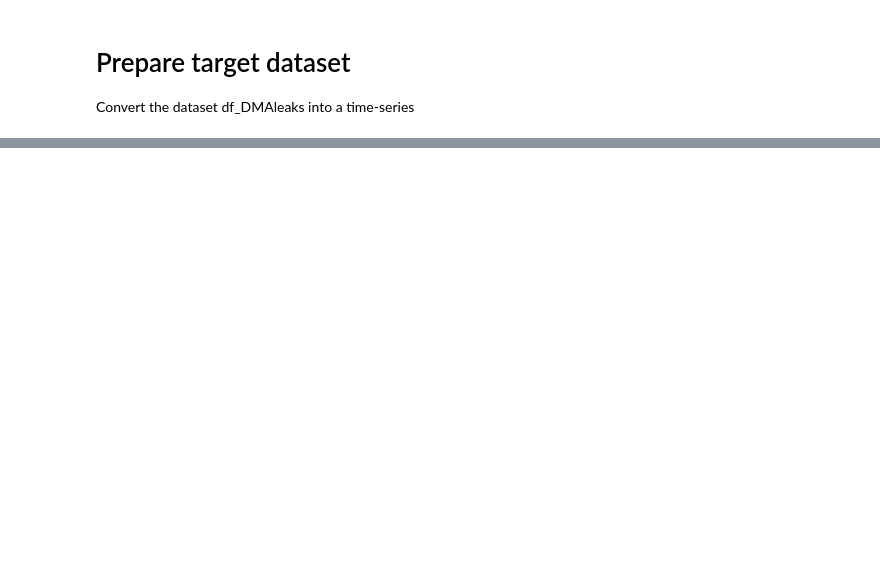
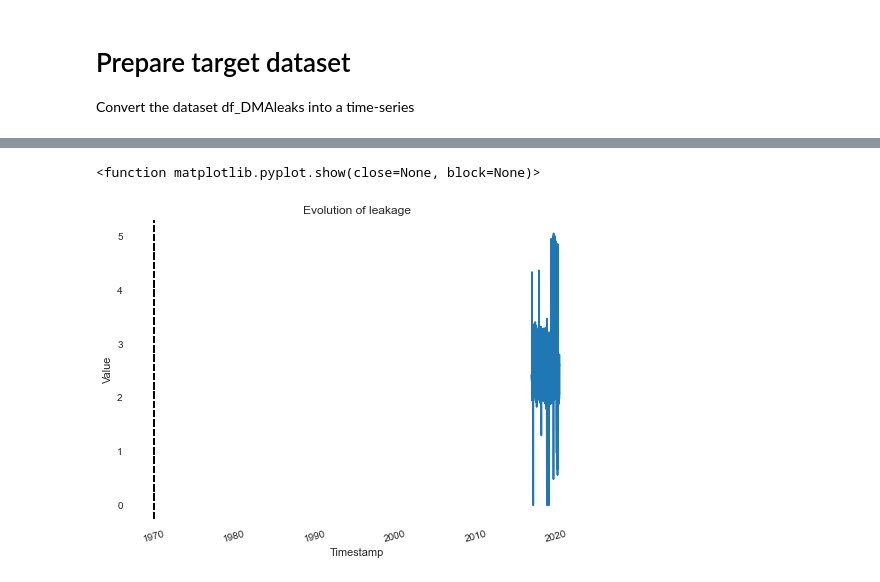
Before and after one commit to StorWater/StorWater_POC, a Jupyter notebook: notebooks/02b-jsg-jsm-AW_data_exploration.ipynb, the cells around one changed output, grey strips where cells are left out. Cells and saved outputs as stored; diff of their text form; code cells hidden in the pictures; blank space fills up the shorter version.

```diff
--- a/notebooks/02b-jsg-jsm-AW_data_exploration.ipynb
+++ b/notebooks/02b-jsg-jsm-AW_data_exploration.ipynb
@@ -230,0 +248,4 @@ AttributeError: 'Series' object has no attribute 'set_option'
+# %%
+df_ml['is_leakage'] = np.where(~df_ml.DateRaised.isna(),1,0)
+df_mtograph = df_ml[df_ml['is_leakage'] == 1]
+df_mtograph
@@ -230,0 +268,4 @@ AttributeError: 'Series' object has no attribute 'set_option'
+# %%
+df_weather = pd.read_csv('data/raw/Norwich_weather_Dec2016Jun2020.csv',parse_dates = ['date_time'])
+print(df_weather.columns)
+df_weather
@@ -230,0 +292,17 @@ AttributeError: 'Series' object has no attribute 'set_option'
+# %%
+df_weather_sel = df_weather[['date_time', 'maxtempC', 'mintempC', 'totalSnow_cm',
+                                 'sunHour','uvIndex', 'DewPointC', 'humidity',
+                                 'precipMM', 'pressure','tempC']]
+
+# Let's roudn the timestamps to the closets hour and then to the classical merge?
+df_m2 = pd.merge_asof(df_ml,
+                      df_weather_sel,
+                      left_on='Timestamp',
+                      right_on='date_time',
+                      direction='nearest',
+                      tolerance=pd.Timedelta('59min')
+                     )
+print(f"Shape df_ml:{df_ml.shape} Shape df_weather_sel: {df_weather_sel.shape} Shape result df_m2: {df_m2.shape}")
+assert df_ml.shape[0] == df_m2.shape[0], "Something went wrong with the shapes, not 1 to 1 merge"
+
+df_m2
@@ -230,0 +324,2 @@ AttributeError: 'Series' object has no attribute 'set_option'
+# %%
+df_m2 = df_m2[df_m2['is_leakage'] == 1]
@@ -230,0 +330,10 @@ AttributeError: 'Series' object has no attribute 'set_option'
+# %%
+sns.lineplot(x='Timestamp', y='Value',data = df_m2.head(10000))
+for xl in df_m2['is_leakage']:
+     plt.axvline(x=xl, color='k', linestyle='--')
+plt.xticks(rotation=15)
+plt.title('Evolution of leakage')
+plt.show
+# %% [output]
+<function matplotlib.pyplot.show(close=None, block=None)>
+[figure, added]
```
Also changed, not shown: parts of 28 cells of this notebook, 1 other file.
